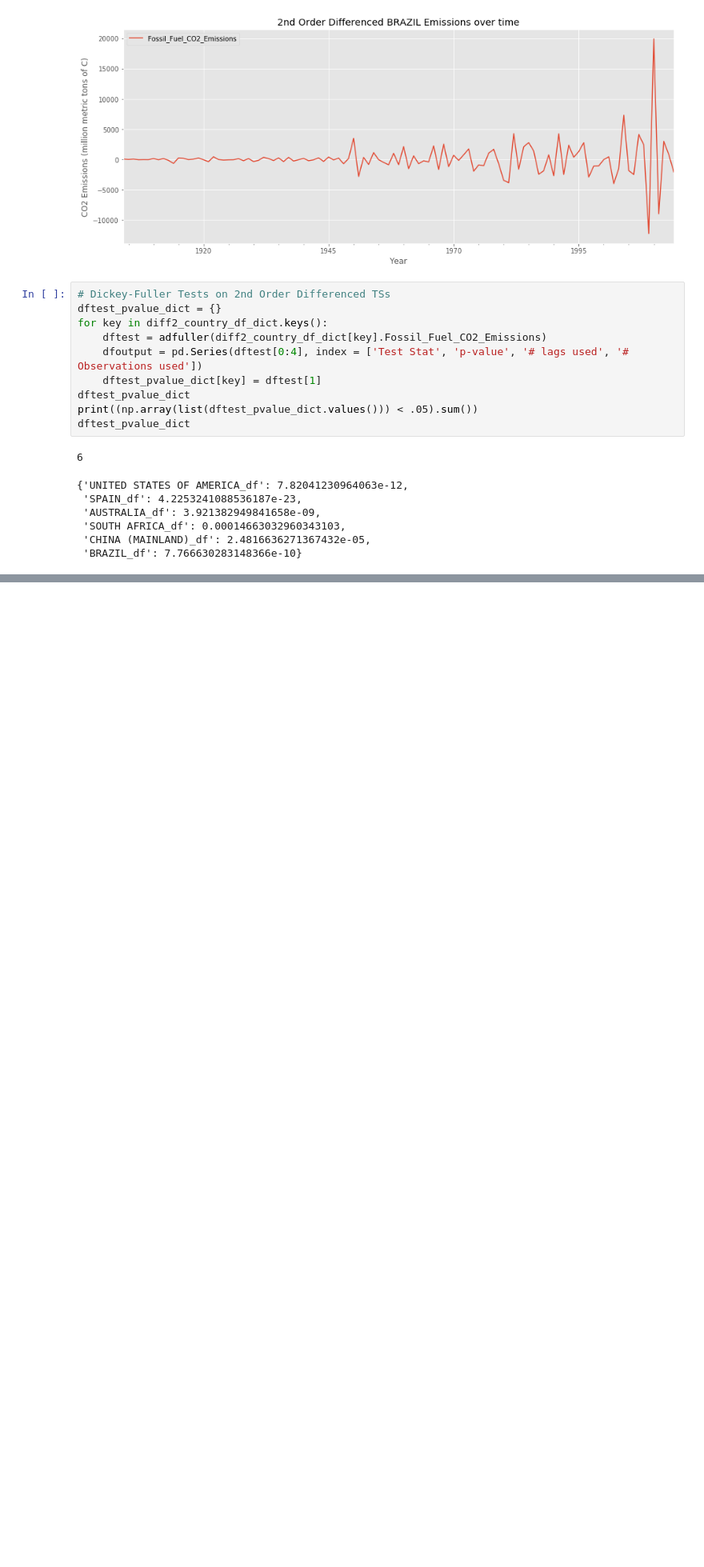
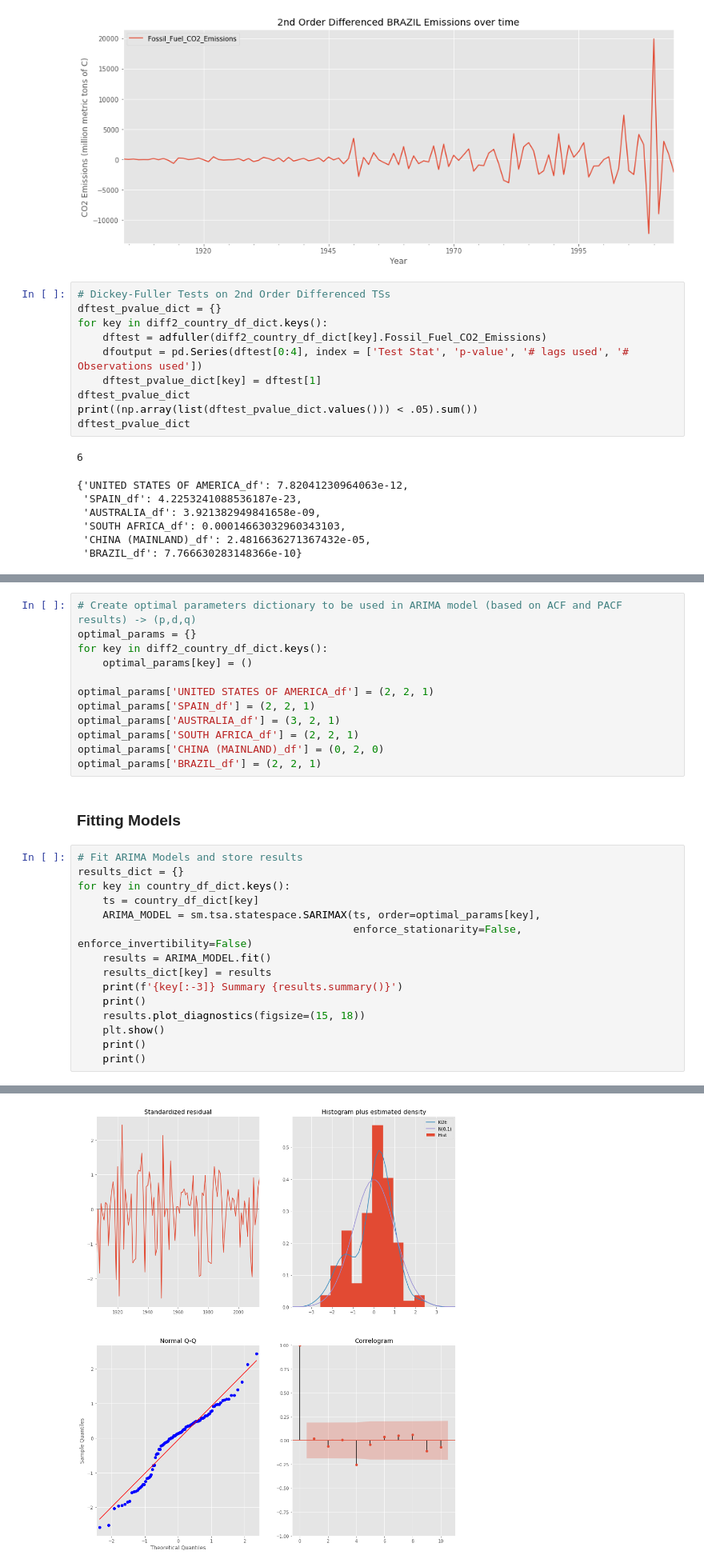
Before and after one commit to BenGeissel/Country-CO2-Emission-Time-Series-Analysis-Mod4Project, a Jupyter notebook: Mod4Project_workfile_Ben_v2.ipynb, the cells around one changed output, grey strips where cells are left out. Shown at 80% size. Saved outputs shown, nothing was run; the diff lists cells and outputs as text; blank space fills up the shorter version.

```diff
--- a/Mod4Project_workfile_Ben_v2.ipynb
+++ b/Mod4Project_workfile_Ben_v2.ipynb
@@ -197,3 +248,33 @@ for key in diff2_country_df_dict.keys():
 [figure]
 [figure]
 [figure]
+# %%
+# Create optimal parameters dictionary to be used in ARIMA model (based on ACF and PACF results) -> (p,d,q)
+optimal_params = {}
+for key in diff2_country_df_dict.keys():
+    optimal_params[key] = ()
+
+optimal_params['UNITED STATES OF AMERICA_df'] = (2, 2, 1)
+optimal_params['SPAIN_df'] = (2, 2, 1)
+optimal_params['AUSTRALIA_df'] = (3, 2, 1)
+optimal_params['SOUTH AFRICA_df'] = (2, 2, 1)
+optimal_params['CHINA (MAINLAND)_df'] = (0, 2, 0)
+optimal_params['BRAZIL_df'] = (2, 2, 1)
+# %% [markdown]
+### Fitting Models
+# %%
+# Fit ARIMA Models and store results
+results_dict = {}
+for key in country_df_dict.keys():
+    ts = country_df_dict[key]
+    ARIMA_MODEL = sm.tsa.statespace.SARIMAX(ts, order=optimal_params[key],
+                                            enforce_stationarity=False, enforce_invertibility=False)
+    results = ARIMA_MODEL.fit()
+    results_dict[key] = results
+    print(f'{key[:-3]} Summary {results.summary()}')
+    print()
+    results.plot_diagnostics(figsize=(15, 18))
+    plt.show()
+    print()
+    print()
+# %% [output]
@@ -199,0 +298 @@ for key in diff2_country_df_dict.keys():
+[figure, added]
```
Also changed, not shown: parts of 7 cells of this notebook.
